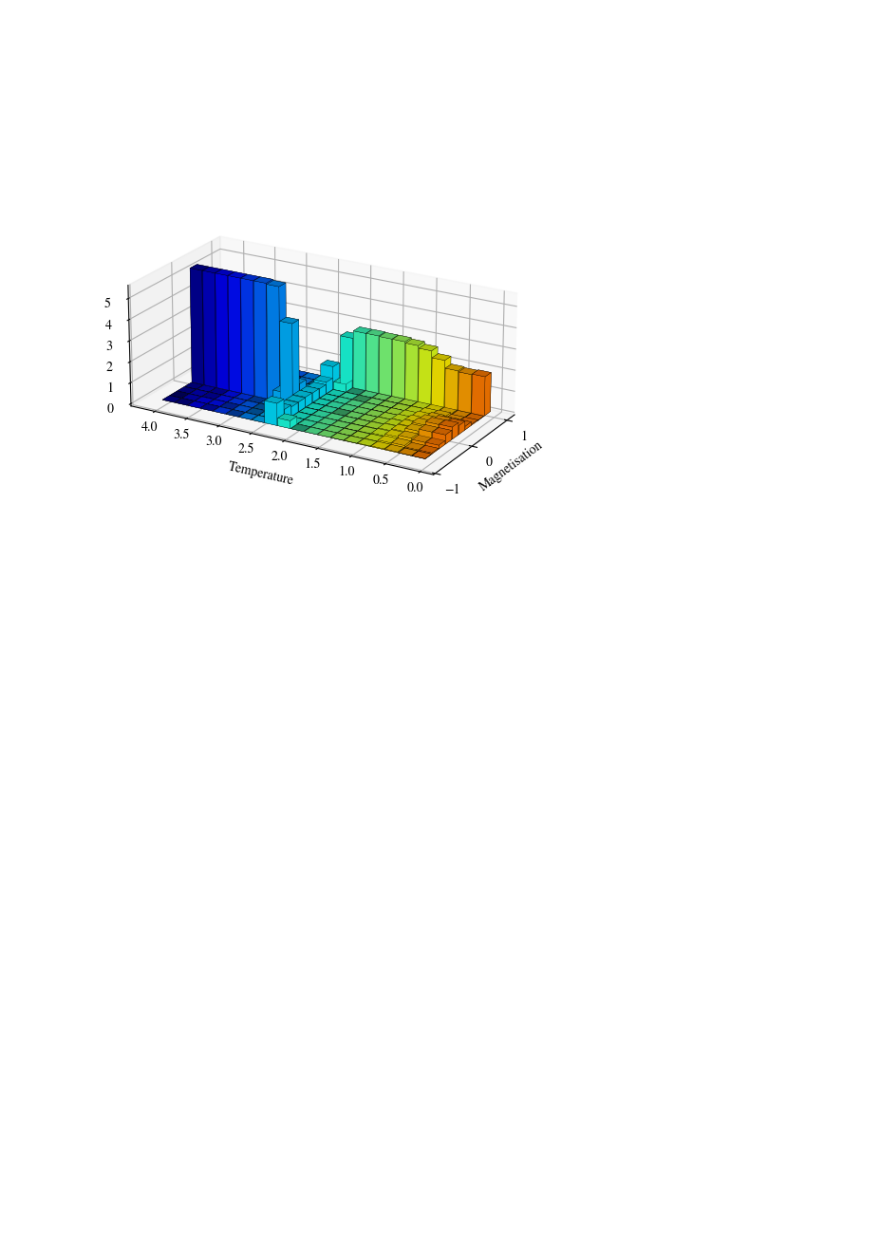
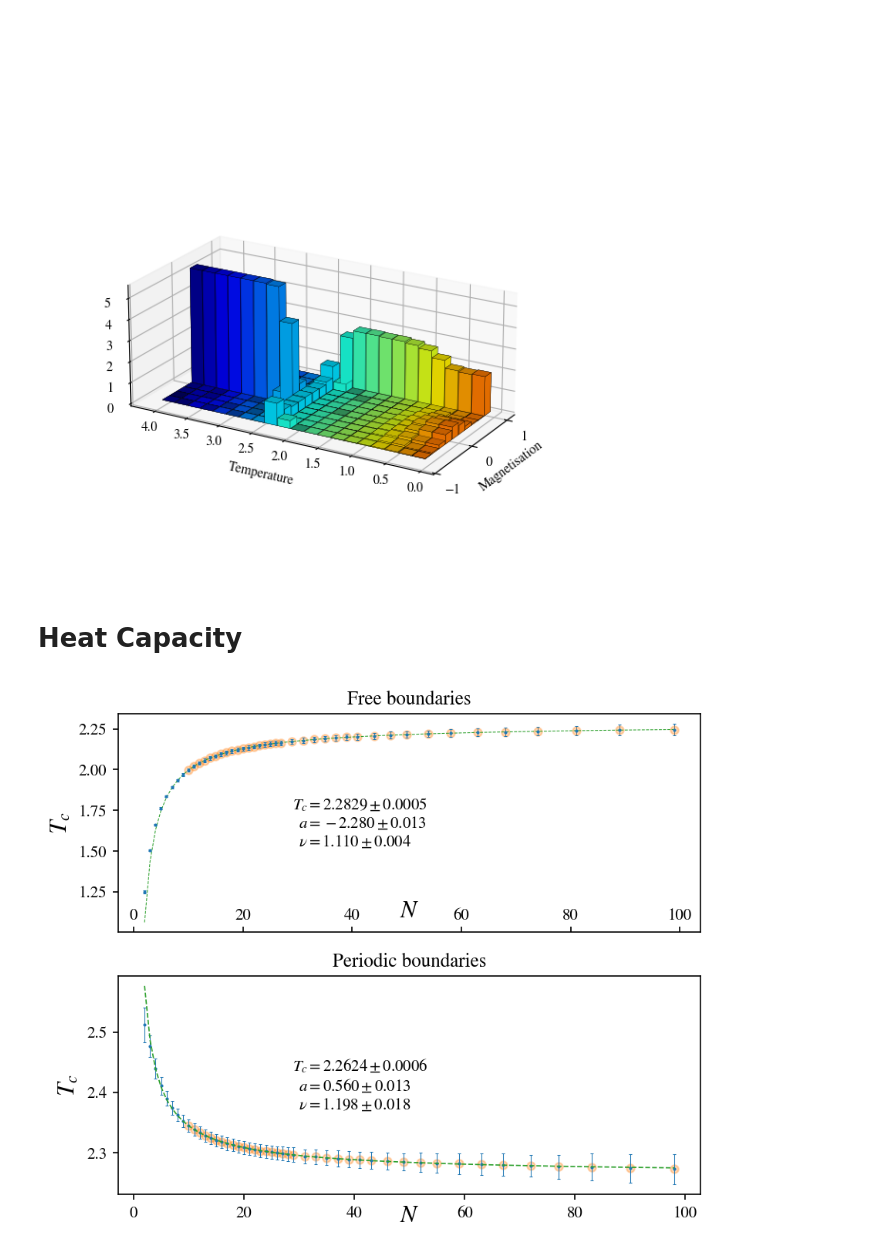
Before and after one commit to ashmat98/ising-model, a Jupyter notebook: python/Results.ipynb, the cells around one changed output. Saved outputs shown, nothing was run; the diff lists cells and outputs as text; code cells hidden in the pictures; blank space fills up the shorter version.

```diff
--- a/python/Results.ipynb
+++ b/python/Results.ipynb
@@ -184,3 +197,65 @@ plt.tight_layout()
 plt.show()
 # %% [output]
 [figure]
+# %% [markdown]
+# Heat Capacity
+# %%
+with open("dumps/HC-free.pkl","rb") as f:
+    (Nf, Tf, Tf_err) = pickle.load(f)
+with open("dumps/HC-periodic.pkl","rb") as f:
+    (Np, Tp, Tp_err) = pickle.load(f)
+# %%
+def f(x, Tc, a, nu):
+    return Tc + a / (x ** (1/nu))
+
+plt.figure(figsize=(6.5,5.5), dpi=150)
+kws = dict(lw=1, elinewidth=0.5, capsize=1., capthick=0.5, fmt=".", ms=2)
+
+nsigma = 50
+
+plt.subplot(211)
+with open("dumps/HC-free.pkl","rb") as file:
+    (Ns, Ts, Ts_err) = pickle.load(file)
+
+plt.title("Free boundaries")
+plt.xlabel("$N$", fontdict={"size":15}, labelpad=-20)
+plt.ylabel("$T_c$", fontdict={"size":15})
+plt.gca().tick_params(axis="x",direction="in", pad=-15)
+
+l,r= 8, 10000
+popt, popt_cov = curve_fit(f, Ns[l:r], Ts[l:r], sigma=Ts_err[l:r])
+Tc, a, mu = popt
+Tc_err, a_err, mu_err = np.sqrt(popt_cov.diagonal())
+# print(TTc)
+plt.plot(Ns[l:r], Ts[l:r], ".",alpha=0.3, ms=10, c=COLORS[1])
+plt.errorbar(Ns, Ts, yerr=Ts_err*nsigma, **kws, c=COLORS[0])
+
+plt.plot(Ns, f(Ns, *popt), "--", lw=0.5, c=COLORS[2])
+
+plt.text(0.3, 0.5, f'$T_c={Tc:0.4f}\pm{Tc_err:0.4f}$\n$\;\;a={a:0.3f}\pm{a_err:0.3f}$\n$\;\;\\nu={mu:0.3f}\pm{mu_err:0.3f}$',
+         horizontalalignment='left', verticalalignment='center', transform=plt.gca().transAxes);
+
+plt.subplot(212)
+plt.title("Periodic boundaries")
+plt.xlabel("$N$", fontdict={"size":15}, labelpad=-10)
+plt.ylabel("$T_c$", fontdict={"size":15})
+
+with open("dumps/HC-periodic.pkl","rb") as file:
+    (Ns, Ts, Ts_err) = pickle.load(file)
+
+l,r= 8, 10000
+popt, popt_cov = curve_fit(f, Ns[l:r], Ts[l:r], sigma=Ts_err[l:r])
+Tc, a, mu = popt
+Tc_err, a_err, mu_err = np.sqrt(popt_cov.diagonal())
+# print(TTc)
+plt.plot(Ns[l:r], Ts[l:r], ".",alpha=0.3, ms=10, c=COLORS[1], zorder=5)
+plt.errorbar(Ns, Ts, yerr=Ts_err*nsigma, **kws, c=COLORS[0], zorder=6)
+
+plt.plot(Ns, f(Ns, *popt), "--", lw=0.8, c=COLORS[2], zorder=10)
+
+plt.text(0.3, 0.5, f'$T_c={Tc:0.4f}\pm{Tc_err:0.4f}$\n$\;\;a={a:0.3f}\pm{a_err:0.3f}$\n$\;\;\\nu={mu:0.3f}\pm{mu_err:0.3f}$',
+         horizontalalignment='left', verticalalignment='center', transform=plt.gca().transAxes);
+
+plt.savefig("figs/heatcapacity.pdf")
+# %% [output]
+[figure, added]
```
Also changed, not shown: parts of 4 cells of this notebook, 10 other files.
